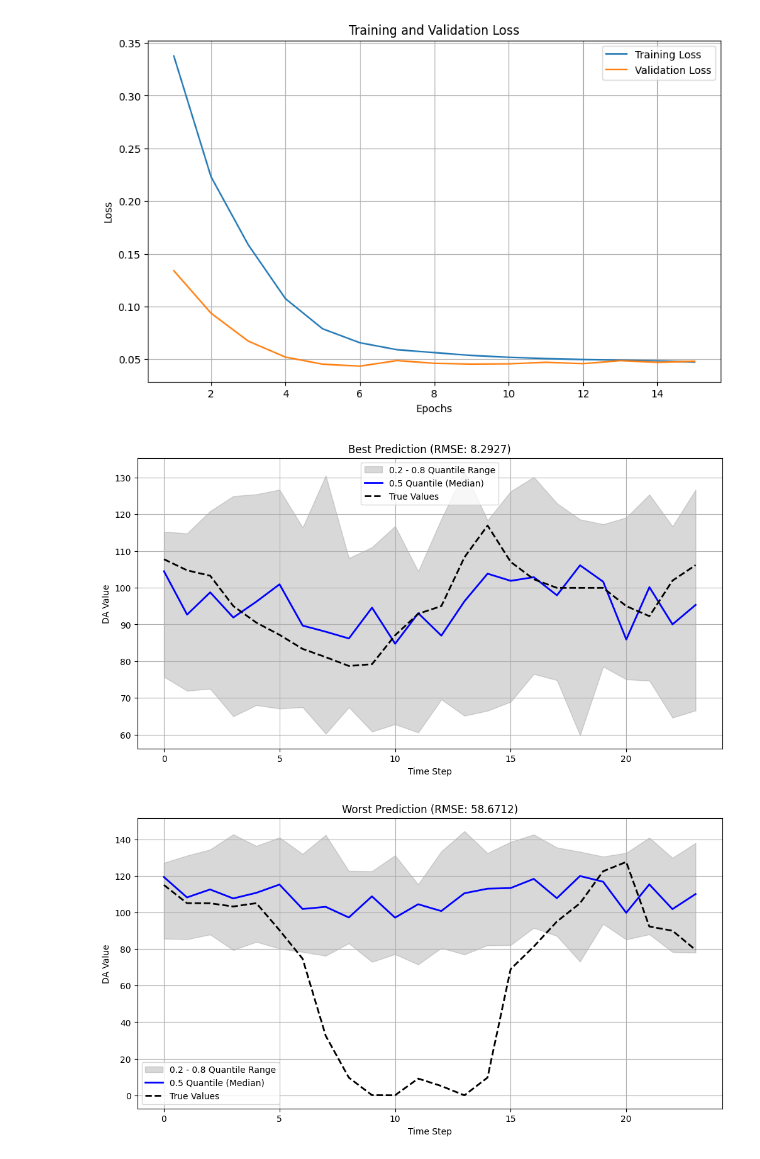
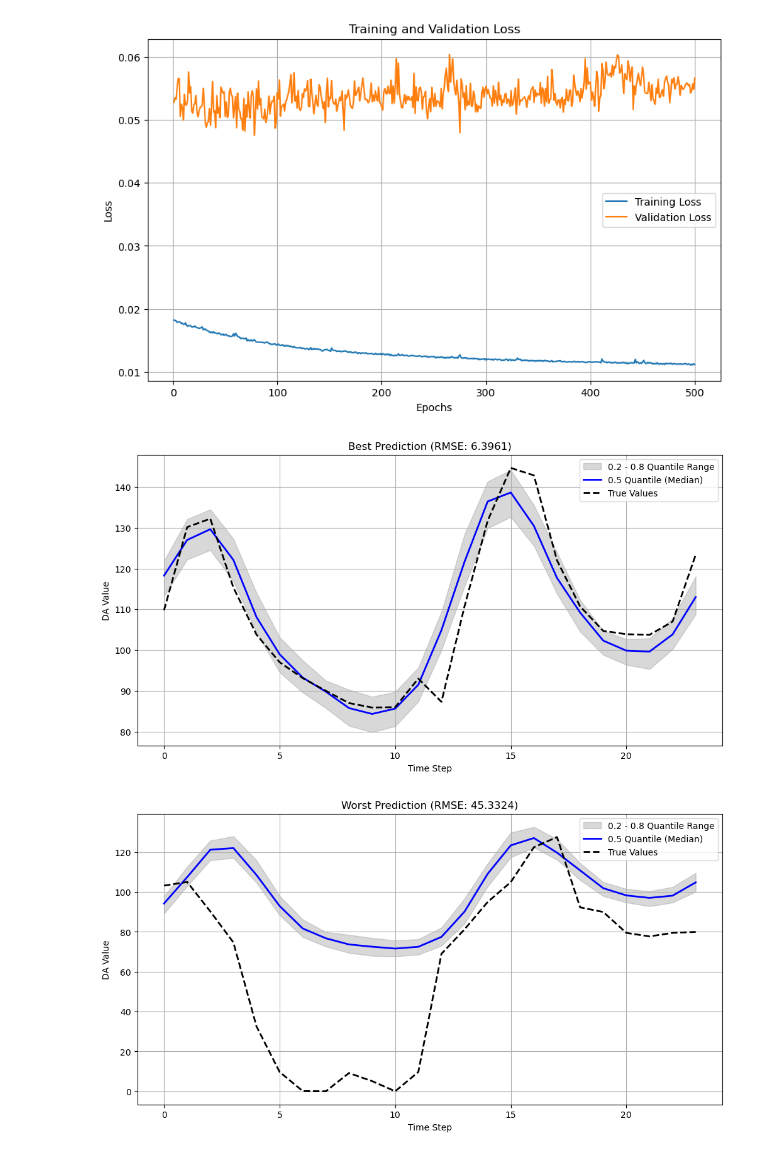
Before and after one commit to storralbod/deeplearning, a Jupyter notebook: model_functions/testtamas.ipynb, the cells around one changed output. Saved outputs shown, nothing was run; the diff lists cells and outputs as text; code cells hidden in the pictures.

```diff
--- a/model_functions/testtamas.ipynb
+++ b/model_functions/testtamas.ipynb
@@ -11,5 +10,5 @@ os.chdir(r'C:\Users\tamas\Documents\GitHub\deeplearning\formatted_data')
 # %%
-file_path = 'formatted_data_updated.csv'
+file_path = '../formatted_data/formatted_data_updated.csv'
 dense_lookback = 48  # Last 48 hours
 forecast_horizon = 24  # Predict next 24 hours
 target_col = "DA"
@@ -131,7 +130,7 @@ def train_and_val(train_loader, val_loader, num_epochs, model, optimizer, quanti
 # %%
 # Train model
 simple_model, train_losses, val_losses = train_and_val(
-    train_loader, val_loader, num_epochs=15, model=model1, optimizer=optimizer1, quantiles=quantiles, device=device
+    train_loader, val_loader, num_epochs=100, model=model1, optimizer=optimizer1, quantiles=quantiles, device=device
 )
 # # Predict
 forecast_inv, true_inv = predict_model(simple_model, test_loader, target_scaler, quantiles=quantiles, forecast_horizon=24, device=device)
@@ -308,7 +309,7 @@ def train_and_val(train_loader, val_loader, num_epochs, model, optimizer, quanti
 # %%
 # Train model
 spaced_model, train_losses, val_losses = train_and_val(
-    train_loader, val_loader, num_epochs=15, model=model2, optimizer=optimizer2, quantiles=quantiles, device=device
+    train_loader, val_loader, num_epochs=500, model=model2, optimizer=optimizer2, quantiles=quantiles, device=device
 )
 # # Predict
 forecast_inv, true_inv = predict_model(spaced_model, test_loader, target_scaler, quantiles=quantiles, forecast_horizon=24, device=device, spaced=True)
@@ -334,3 +337,3 @@ Epoch [15/15], Training Loss: 0.0474, Validation Loss: 0.0481
-[figure, old version]
+[figure, new version]
-[figure, old version]
+[figure, new version]
-[figure, old version]
+[figure, new version]
```
Also changed, not shown: parts of 3 cells of this notebook, 3 other files.
